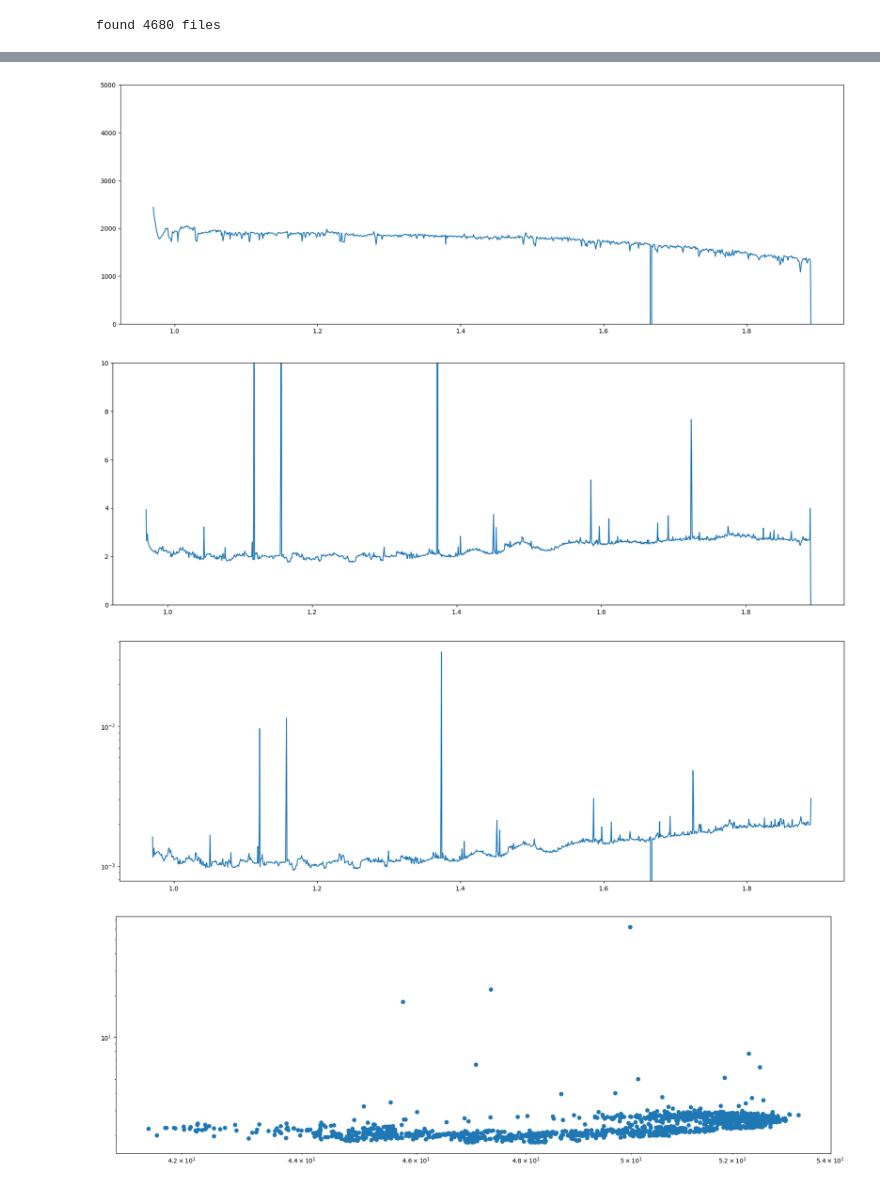
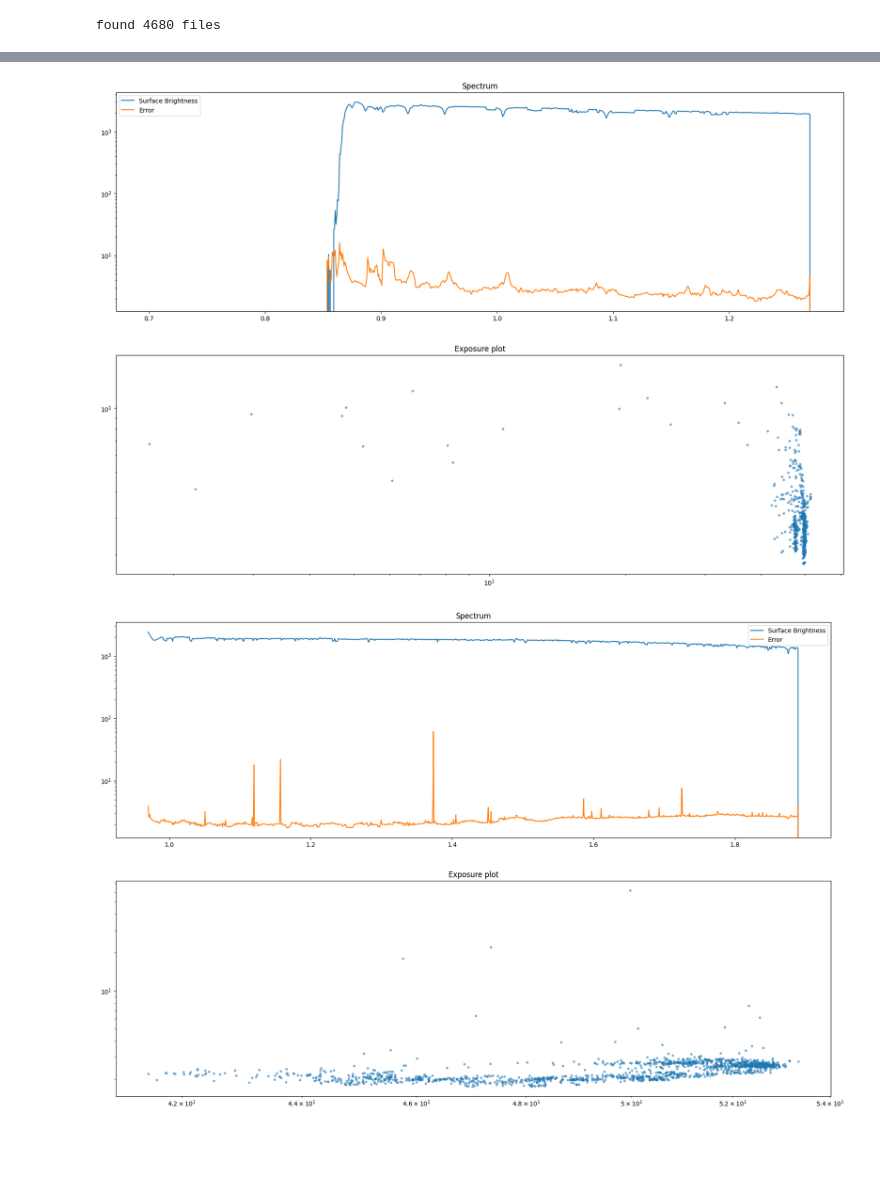
Before and after one commit to rjanish/JWST-DMdecay, a Jupyter notebook: exposure-tests.ipynb, the cells around one changed output, grey strips where cells are left out. Saved outputs shown, nothing was run; the diff lists cells and outputs as text; code cells hidden in the pictures; blank space fills up the shorter version.

```diff
--- a/exposure-tests.ipynb
+++ b/exposure-tests.ipynb
@@ -198,7 +187,17 @@ print(f"found {len(all_paths)} files")
 # %% [output]
 found 4680 files
 # %%
-poisson_error = np.full(len(all_paths), np.nan)
+max_poisson_error = np.full(len(all_paths), np.nan)
+med_flux = np.full(len(all_paths), np.nan)
+has_poisson_error = []
 for i, p in tqdm(enumerate(all_paths), total=len(all_paths)):
     hdulist = fits.open(p)
-    poisson_error[i] = np.median(hdulist[1].data["SB_VAR_POISSON"])
+    poisson_error = hdulist[1].data["SB_VAR_POISSON"]
+    if np.any(np.isfinite(poisson_error)):
+        max_poisson_error[i] = poisson_error[np.isfinite(poisson_error)].max()
+        if max_poisson_error[i] > 1e-8:
+            has_poisson_error.append(i)
+    else:
+        max_poisson_error[i] = np.nan
+    sb = hdulist[1].data["SURF_BRIGHT"]
+    med_flux[i] = np.median(sb[np.isfinite(sb)])
@@ -221 +208,5 @@ print(i_max, med_flux[i_max])
+# %%
+flux_order = np.argsort(med_flux)[::-1]
+sorted_paths = [all_paths[i] for i in flux_order]
+sorted_poisson = [all_paths[i] for i in flux_order if i in has_poisson_error]
 # %%
@@ -259,29 +250,32 @@ S_SATURA= 'COMPLETE'           / Saturation Checking
 S_SRCTYP= 'COMPLETE'           / Source Type Determination
 S_STRAY = 'SKIPPED '           / Straylight Correction
 S_SUPERB= 'COMPLETE'           / Superbias Subtraction
-# %%
-sb = hdulist[1].data["SURF_BRIGHT"]
-sigma_sb = hdulist[1].data["SB_ERROR"]
-lam = hdulist[1].data["WAVELENGTH"]
-
-fig, ax = plt.subplots(figsize=(21, 7))
-ax.plot(lam, sb)
-ax.set_ylim(0, 5000)
-
-fig, ax = plt.subplots(figsize=(21, 7))
-ax.plot(lam, sigma_sb)
-ax.set_ylim(0, 10)
-
-fig, ax = plt.subplots(figsize=(21, 7))
-ax.plot(lam, sigma_sb/sb)
-ax.set_yscale('log')
-
-fig, ax = plt.subplots(figsize=(21, 7))
-ax.plot(np.sqrt(lam*sb), sigma_sb, linestyle="None", marker="o")
-ax.set_yscale('log')
-ax.set_xscale('log')
-# %% [output]
-[figure, removed]
-[figure, removed]
-[figure, removed]
-[figure, removed]
+# %%
+num_to_check = 10
+
+for f in sorted_paths[:num_to_check]:
+    f = fits.open(f)
+    sb = f[1].data["SURF_BRIGHT"]
+    sigma_sb = f[1].data["SB_ERROR"]
+    lam = f[1].data["WAVELENGTH"]
+    sb_med = np.median(sb[sb > 0])
+    sb_sigma_med = np.median(sigma_sb[(sb > 0) & (sigma_sb > 0)])
+    to_plot = (np.absolute(sb/sb_med) < 1e2) & \
+              (np.absolute(sigma_sb/sb_sigma_med) < 1e2)
+
+    fig, axes = plt.subplots(2, 1, figsize=(21, 2*7))
+
+    axes[0].plot(lam[to_plot], sb[to_plot], label="Surface Brightness")
+    axes[0].plot(lam[to_plot], sigma_sb[to_plot], label="Error")
+    axes[0].set_yscale('log')
+    axes[0].set_title("Spectrum")
+    axes[0].legend()
+
+    axes[1].plot(np.sqrt(lam*sb), sigma_sb,
+               linestyle="None", marker=".", alpha=0.5)
+    axes[1].set_yscale('log')
+    axes[1].set_xscale('log')
+    axes[1].set_title("Exposure plot")
+# %% [output]
+[figure, added]
+[figure, added]
```
Also changed, not shown: parts of 17 cells of this notebook, 2 other files.
